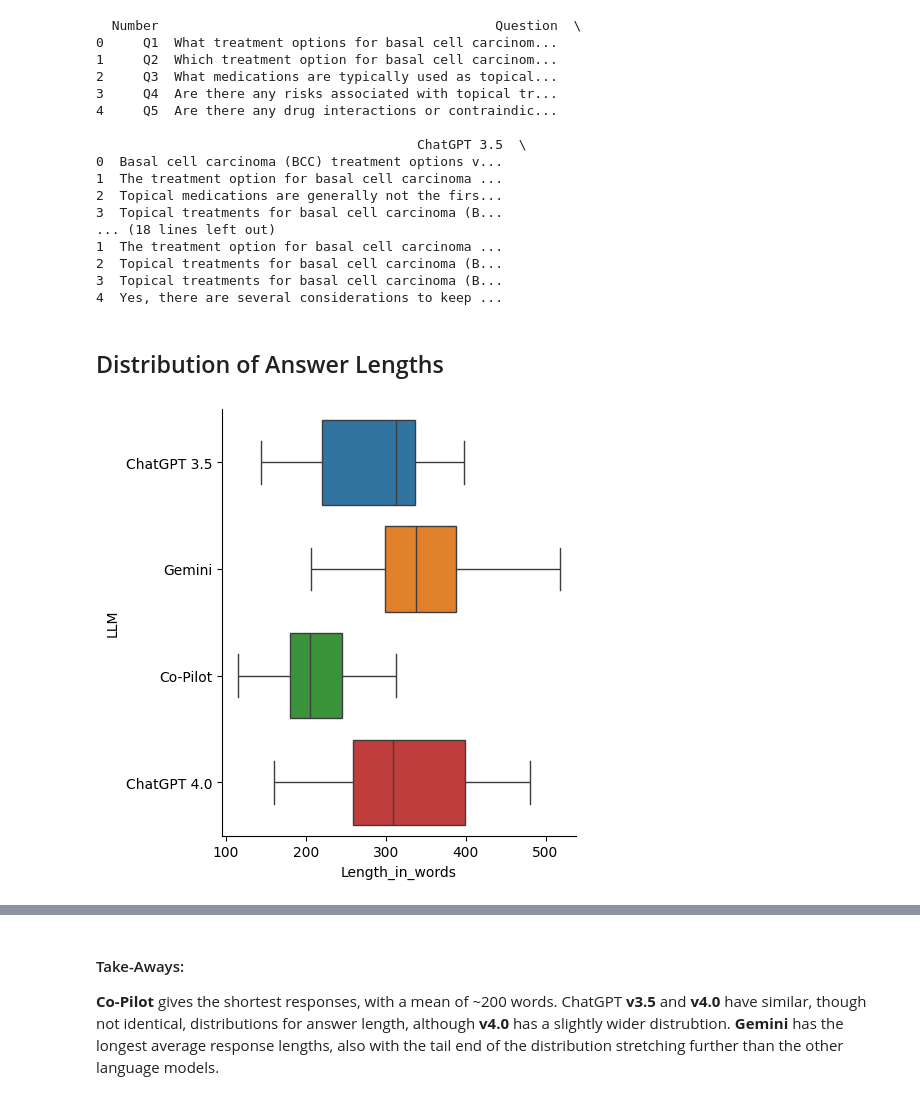
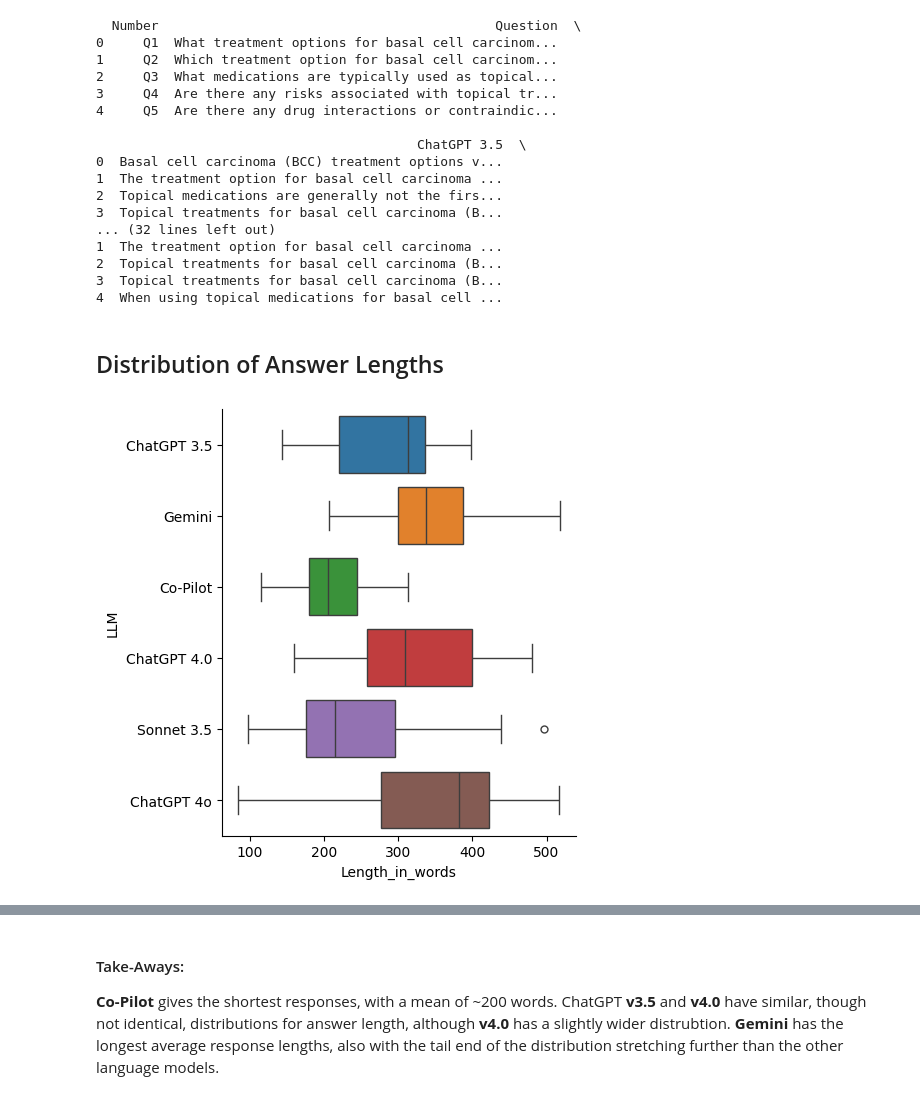
Before and after one commit to hclent/temp, a Jupyter notebook: LLM_for_BCC.ipynb, the cells around one changed output, grey strips where cells are left out. Saved outputs shown, nothing was run; the diff lists cells and outputs as text; code cells hidden in the pictures.

```diff
--- a/LLM_for_BCC.ipynb
+++ b/LLM_for_BCC.ipynb
@@ -29,7 +29,8 @@ from statsmodels.stats.multicomp import (pairwise_tukeyhsd,
                                          MultiComparison)
 from statsmodels.stats.libqsturng import psturng
 # %%
-df = pd.read_csv("llm_for_bcc_final.tsv", sep="\t")
+#df = pd.read_csv("llm_for_bcc_final.tsv", sep="\t")
+df = pd.read_csv("llm_for_bcc_NEW27Aug.tsv", sep="\t")
 print(df.head())
 # %% [output]
   Number                                           Question  \
@@ -44,32 +45,35 @@ print(df.head())
 1  The treatment option for basal cell carcinoma ...
 2  Topical medications are generally not the firs...
 3  Topical treatments for basal cell carcinoma (B...
-... (18 lines left out)
+... (32 lines left out)
 1  The treatment option for basal cell carcinoma ...
 2  Topical treatments for basal cell carcinoma (B...
 3  Topical treatments for basal cell carcinoma (B...
-4  Yes, there are several considerations to keep ...
+4  When using topical medications for basal cell ...
 # %% [markdown]
 ## Distribution of Answer Lengths
 # %%
 def plot_lengths(df):
     #https://seaborn.pydata.org/tutorial/distributions.html
     gpt_lengths =  [len(x.split(" ")) for x in list(df["ChatGPT 3.5"])]
     gemini_lengths = [len(x.split(" ")) for x in list(df["Gemini"])]
     copilot_lengths = [len(x.split(" ")) for x in list(df["Co-Pilot"])]
     gpt4_lengths =  [len(x.split(" ")) for x in list(df["ChatGPT 4.0"])]
+    anthropic_lengths = [len(x.split(" ")) for x in list(df["Anthropic sonnet 3.5"])]
+    gpt4o_lengths =  [len(x.split(" ")) for x in list(df["ChatGPT 4o"])]
 
-    lengths = gpt_lengths + gemini_lengths + copilot_lengths + gpt4_lengths
-    models = ["ChatGPT 3.5" for x in gpt_lengths] + ["Gemini" for x in gemini_lengths] + ["Co-Pilot" for x in copilot_lengths] + ["ChatGPT 4.0" for x in gpt4_lengths]
+
+    lengths = gpt_lengths + gemini_lengths + copilot_lengths + gpt4_lengths + anthropic_lengths + gpt4o_lengths
+    models = ["ChatGPT 3.5" for x in gpt_lengths] + ["Gemini" for x in gemini_lengths] + ["Co-Pilot" for x in copilot_lengths] + ["ChatGPT 4.0" for x in gpt4_lengths] + ["Sonnet 3.5" for x in anthropic_lengths] + ["ChatGPT 4o" for x in gpt4o_lengths]
 
     data = {"Length_in_words": lengths, "LLM": models}
     df2 = pd.DataFrame.from_dict(data)
     #sns.displot(df2, x="Length_in_words", hue="LLM", multiple="dodge")
     sns.catplot(data=df2, x="Length_in_words", y="LLM", kind="box", hue="LLM")
 
 plot_lengths(df)
 # %% [output]
-[figure, old version]
+[figure, new version]
 # %%
 def plot_chars(df):
     #https://seaborn.pydata.org/tutorial/distributions.html
```
Also changed, not shown: parts of 16 cells of this notebook.
